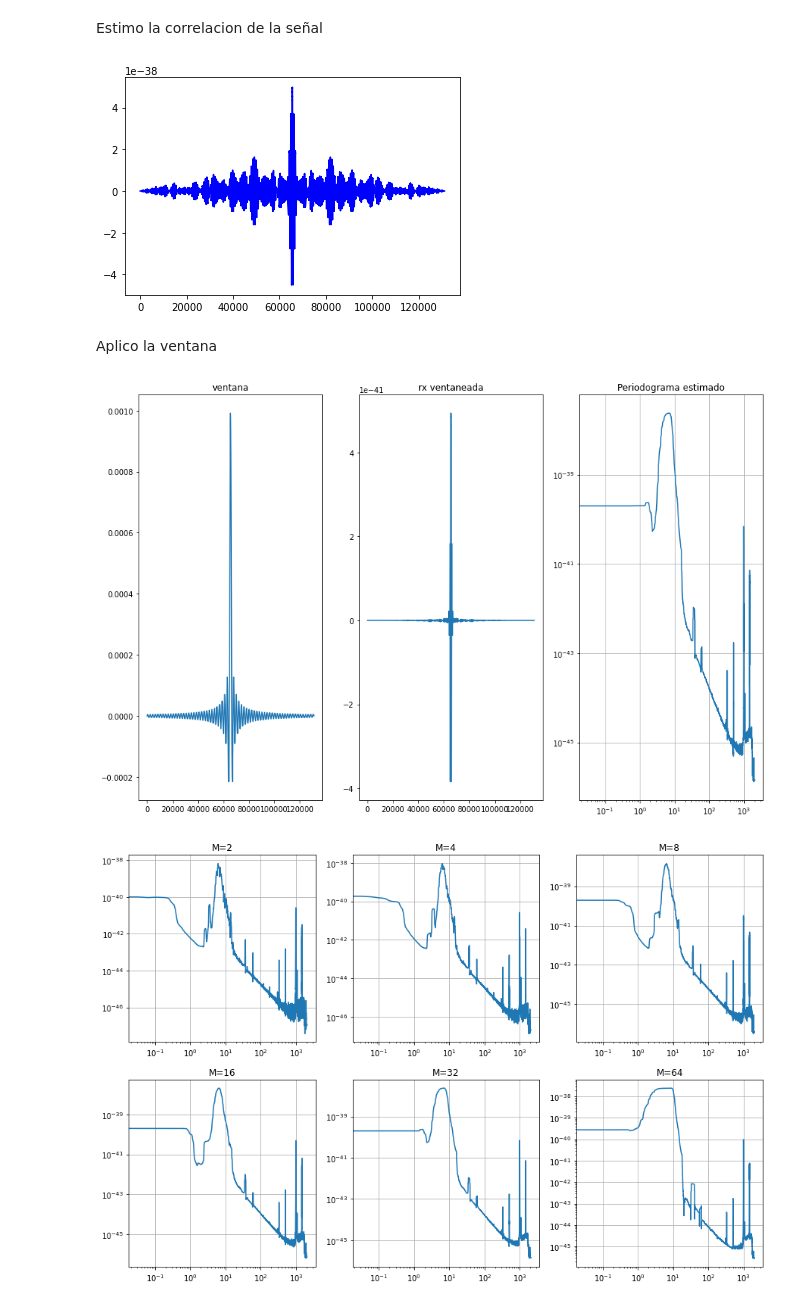
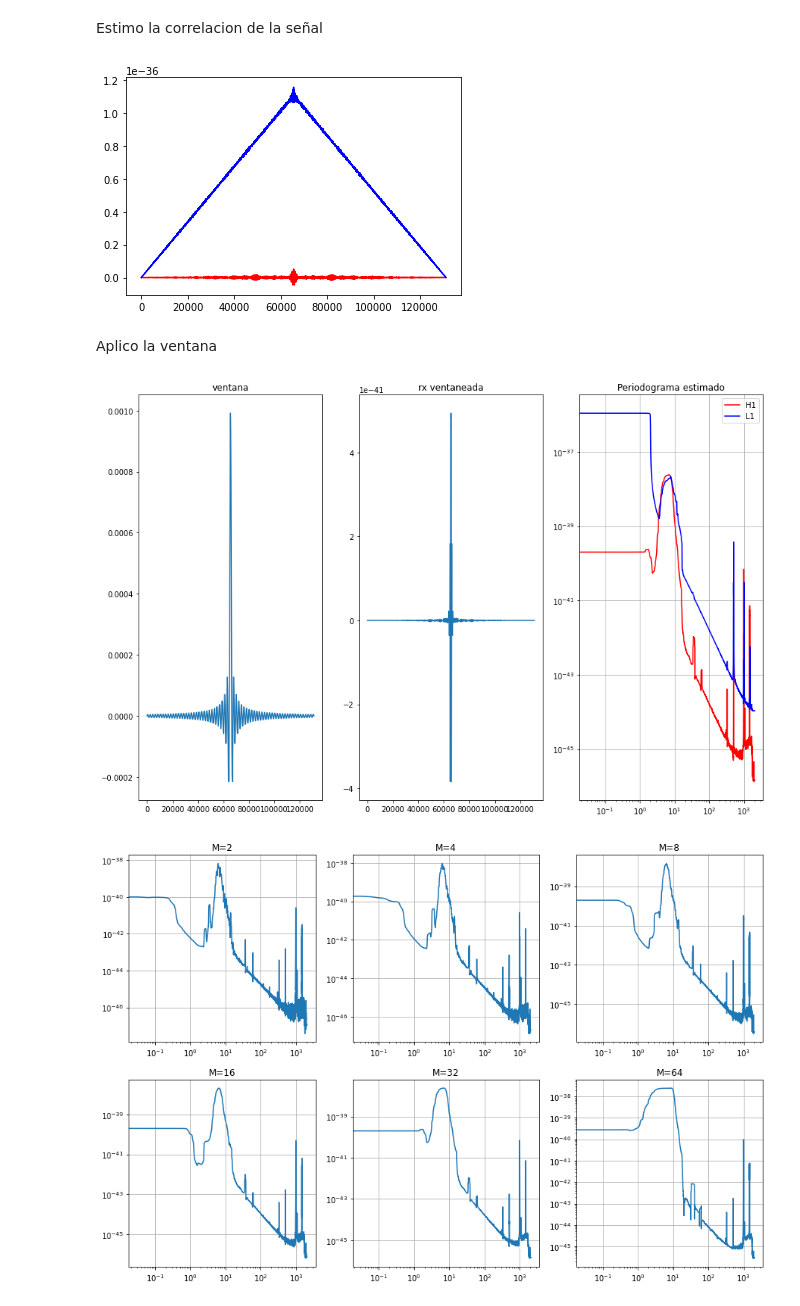
Before and after one commit to ManuMollon261297/PASA, a Jupyter notebook: TP1/Blackman.ipynb, the cells around one changed output. Saved outputs shown, nothing was run; the diff lists cells and outputs as text; code cells hidden in the pictures.

```diff
--- a/TP1/Blackman.ipynb
+++ b/TP1/Blackman.ipynb
@@ -57,21 +54,31 @@ M = 32
 # %% [markdown]
 Estimo la correlacion de la señal
 # %%
-rx = np.correlate(dataH1[0:N],dataH1[0:N],mode='full') / N
-rx_truncated = rx[(N-L):(N+L-1)]
-plt.plot(rx_truncated,'b')
+#Calculo rx para H1
+rx_h1 = np.correlate(dataH1[0:N],dataH1[0:N],mode='full') / N
+rx_truncated_h1 = rx_h1[(N-L):(N+L-1)]
+#Calculo rx para L1
+rx_l1 = np.correlate(dataL1[0:N],dataL1[0:N],mode='full') / N
+rx_truncated_l1 = rx_l1[(N-L):(N+L-1)]
+
+plt.plot(rx_truncated_h1,'r')
+plt.plot(rx_truncated_l1,'b')
 plt.show()
 # %% [output]
-[figure, old version]
+[figure, new version]
 # %% [markdown]
 Aplico la ventana
 # %%
 x = ( (2*M+1)/L )*np.linspace(start=-L,stop=L,endpoint=False,num=2*L-1,dtype=int)
 window = ( (2*M+1)/L )*np.sinc(x)
-windowed_rx = rx_truncated*window
-Rx_ps = np.fft.fft(windowed_rx)
-f = np.fft.fftfreq(n=len(windowed_rx),d=1./4096)
-spectrum = abs(Rx_ps)
+
+windowed_rx_h1 = rx_truncated_h1*window
+spectrum_h1 = abs( np.fft.rfft(windowed_rx_h1) )
+
+windowed_rx_l1 = rx_truncated_l1*window
+spectrum_l1 = abs( np.fft.rfft(windowed_rx_l1) )
+
+f = np.fft.fftfreq(n=len(windowed_rx_h1),d=1./4096)
 fig = plt.figure(figsize=(15,10))
 plt.subplot(131)
 plt.plot(window)
@@ -81,13 +88,15 @@ plt.plot(windowed_rx)
 plt.title("rx ventaneada")
 plt.subplot(133)
 plt.title("Periodograma estimado")
-plt.plot(f[0:L],spectrum[0:L])
+plt.plot(f[0:L],spectrum_h1,'r',label='H1')
+plt.plot(f[0:L],spectrum_l1,'b',label='L1')
+plt.legend(loc="upper right")
 plt.yscale("log")
 plt.xscale("log")
 plt.grid(True)
 plt.show()
 # %% [output]
-[figure, old version]
+[figure, new version]
 # %%
 M_values = [2,4,8,16,32,64]
 spectrums = []
```
Also changed, not shown: parts of 1 cell of this notebook.
